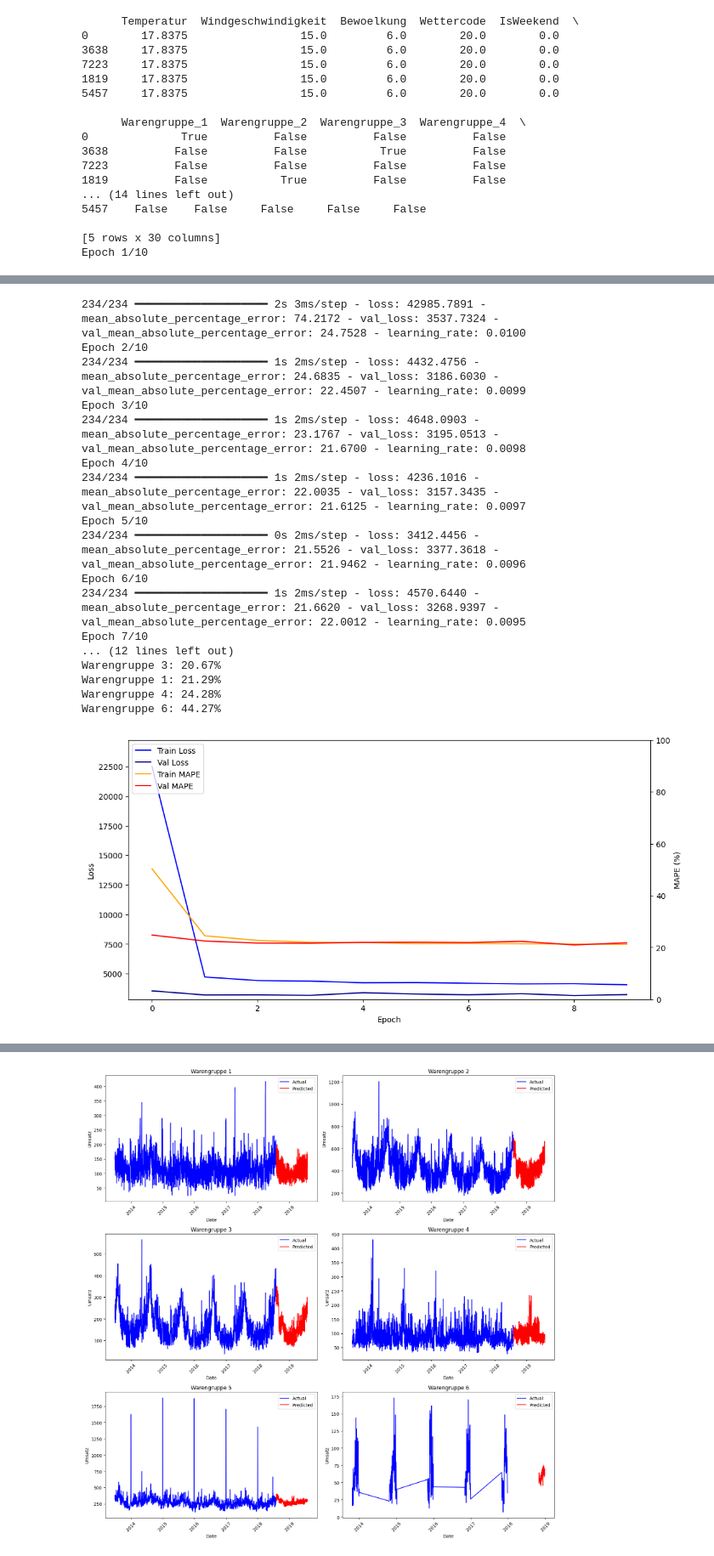
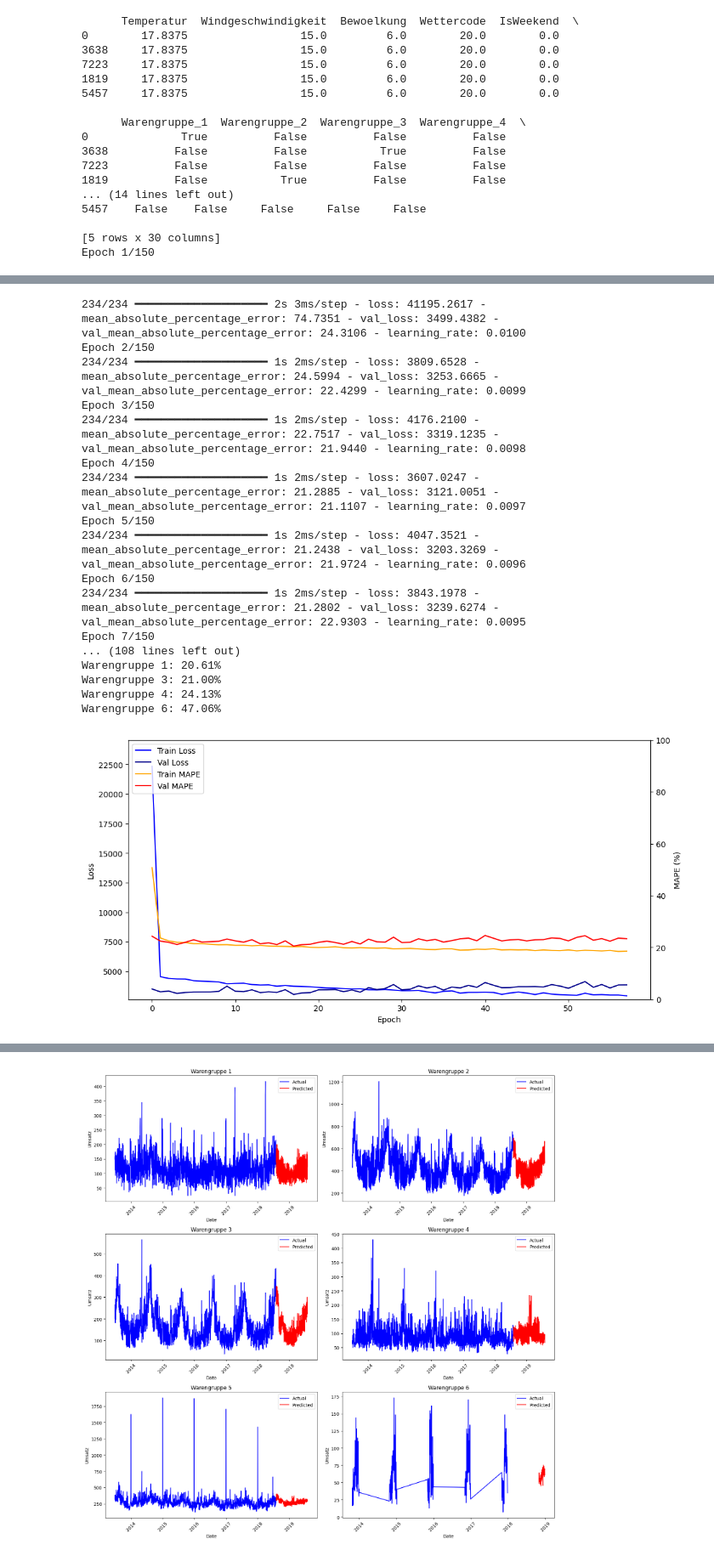
Before and after one commit to tobiassae/datasciencebakery-group-2, a Jupyter notebook: 3_Model/LSTM v6/bakery_lstm_6_0.ipynb, the cells around one changed output, grey strips where cells are left out. Shown: that part at 85% size. Saved outputs shown, nothing was run; the diff lists cells and outputs as text; code cells hidden in the pictures.

```diff
--- a/3_Model/LSTM v6/bakery_lstm_6_0.ipynb
+++ b/3_Model/LSTM v6/bakery_lstm_6_0.ipynb
@@ -104,7 +104,7 @@ model.compile(optimizer=tf.keras.optimizers.Adam(), loss='mse', metrics=['mean_a
 # Train the model
 history = model.fit(
     X_train_seq, y_train_seq,
-    epochs=10, # was 150
+    epochs=150, # was 150
     batch_size=32,
     validation_data=(X_val_seq, y_val_seq),
     callbacks=[early_stopping, model_checkpoint, lr_scheduler]
@@ -207,4 +207,4 @@ To enable the following instructions: AVX2 AVX512F AVX512_VNNI FMA, in other ope
 5457    False    False     False     False     False
 
 [5 rows x 30 columns]
-Epoch 1/10
+Epoch 1/150
@@ -212,18 +212,18 @@ Epoch 1/10
-234/234 ━━━━━━━━━━━━━━━━━━━━ 2s 3ms/step - loss: 42985.7891 - mean_absolute_percentage_error: 74.2172 - val_loss: 3537.7324 - val_mean_absolute_percentage_error: 24.7528 - learning_rate: 0.0100
-Epoch 2/10
-234/234 ━━━━━━━━━━━━━━━━━━━━ 1s 2ms/step - loss: 4432.4756 - mean_absolute_percentage_error: 24.6835 - val_loss: 3186.6030 - val_mean_absolute_percentage_error: 22.4507 - learning_rate: 0.0099
-Epoch 3/10
-234/234 ━━━━━━━━━━━━━━━━━━━━ 1s 2ms/step - loss: 4648.0903 - mean_absolute_percentage_error: 23.1767 - val_loss: 3195.0513 - val_mean_absolute_percentage_error: 21.6700 - learning_rate: 0.0098
-Epoch 4/10
-234/234 ━━━━━━━━━━━━━━━━━━━━ 1s 2ms/step - loss: 4236.1016 - mean_absolute_percentage_error: 22.0035 - val_loss: 3157.3435 - val_mean_absolute_percentage_error: 21.6125 - learning_rate: 0.0097
-Epoch 5/10
-234/234 ━━━━━━━━━━━━━━━━━━━━ 0s 2ms/step - loss: 3412.4456 - mean_absolute_percentage_error: 21.5526 - val_loss: 3377.3618 - val_mean_absolute_percentage_error: 21.9462 - learning_rate: 0.0096
-Epoch 6/10
-234/234 ━━━━━━━━━━━━━━━━━━━━ 1s 2ms/step - loss: 4570.6440 - mean_absolute_percentage_error: 21.6620 - val_loss: 3268.9397 - val_mean_absolute_percentage_error: 22.0012 - learning_rate: 0.0095
-Epoch 7/10
-... (12 lines left out)
-Warengruppe 3: 20.67%
-Warengruppe 1: 21.29%
-Warengruppe 4: 24.28%
-Warengruppe 6: 44.27%
+234/234 ━━━━━━━━━━━━━━━━━━━━ 2s 3ms/step - loss: 41195.2617 - mean_absolute_percentage_error: 74.7351 - val_loss: 3499.4382 - val_mean_absolute_percentage_error: 24.3106 - learning_rate: 0.0100
+Epoch 2/150
+234/234 ━━━━━━━━━━━━━━━━━━━━ 1s 2ms/step - loss: 3809.6528 - mean_absolute_percentage_error: 24.5994 - val_loss: 3253.6665 - val_mean_absolute_percentage_error: 22.4299 - learning_rate: 0.0099
+Epoch 3/150
+234/234 ━━━━━━━━━━━━━━━━━━━━ 1s 2ms/step - loss: 4176.2100 - mean_absolute_percentage_error: 22.7517 - val_loss: 3319.1235 - val_mean_absolute_percentage_error: 21.9440 - learning_rate: 0.0098
+Epoch 4/150
+234/234 ━━━━━━━━━━━━━━━━━━━━ 1s 2ms/step - loss: 3607.0247 - mean_absolute_percentage_error: 21.2885 - val_loss: 3121.0051 - val_mean_absolute_percentage_error: 21.1107 - learning_rate: 0.0097
+Epoch 5/150
+234/234 ━━━━━━━━━━━━━━━━━━━━ 1s 2ms/step - loss: 4047.3521 - mean_absolute_percentage_error: 21.2438 - val_loss: 3203.3269 - val_mean_absolute_percentage_error: 21.9724 - learning_rate: 0.0096
+Epoch 6/150
+234/234 ━━━━━━━━━━━━━━━━━━━━ 1s 2ms/step - loss: 3843.1978 - mean_absolute_percentage_error: 21.2802 - val_loss: 3239.6274 - val_mean_absolute_percentage_error: 22.9303 - learning_rate: 0.0095
+Epoch 7/150
+... (108 lines left out)
+Warengruppe 1: 20.61%
+Warengruppe 3: 21.00%
+Warengruppe 4: 24.13%
+Warengruppe 6: 47.06%
-[figure, old version]
+[figure, new version]
```
Also changed, not shown: parts of 1 cell of this notebook, 2 other files.
